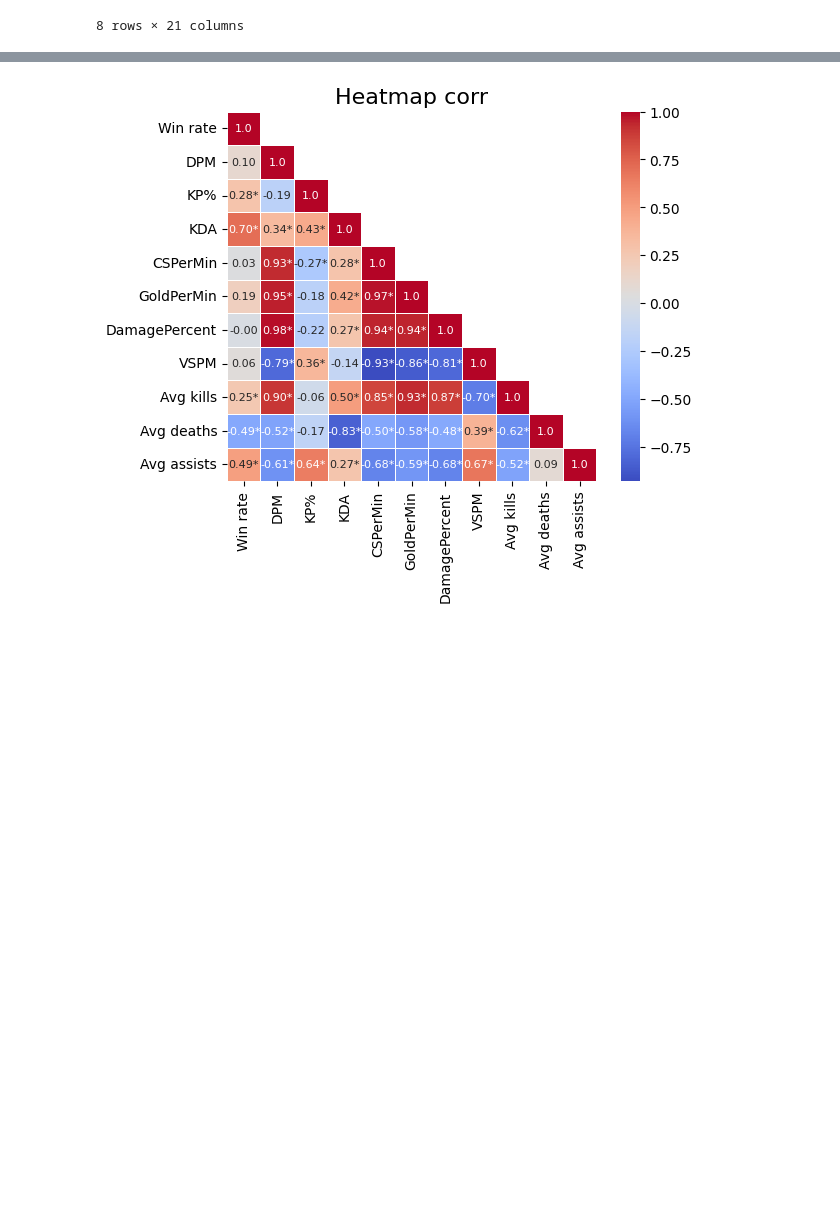
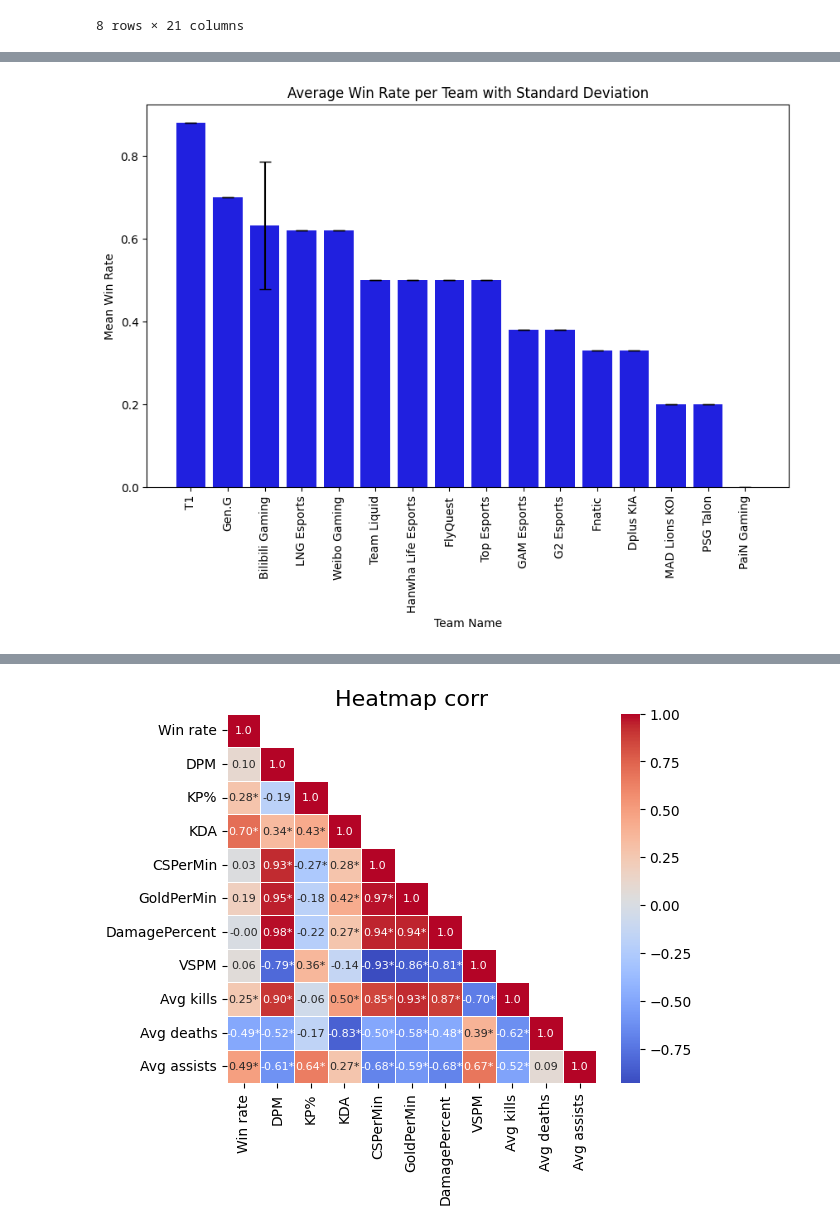
Before and after one commit to MTrabka/Data-Visualization-and-Analysis, a Jupyter notebook: scripts/Data analysis and visualization.ipynb, the cells around one changed output, grey strips where cells are left out. Saved outputs shown, nothing was run; the diff lists cells and outputs as text; code cells hidden in the pictures; blank space fills up the shorter version.

```diff
--- a/scripts/Data analysis and visualization.ipynb
+++ b/scripts/Data analysis and visualization.ipynb
@@ -67 +104,16 @@ plt.show()
+# %%
+team_stats = df.groupby('TeamName')['Win rate'].agg(['mean', 'std']).reset_index()
+team_stats = team_stats.sort_values(by='mean', ascending=False)
+plt.figure(figsize=(10, 6))
+sns.barplot(x='TeamName', y='mean', data=team_stats, color='blue')
+
+plt.errorbar(team_stats['TeamName'], team_stats['mean'], yerr=team_stats['std'], fmt='none', color='black', capsize=5)
+
+plt.xticks(rotation=90)  # Obrót nazw drużyn, aby były czytelne
+plt.xlabel('Team Name')
+plt.ylabel('Mean Win Rate')
+plt.title('Average Win Rate per Team with Standard Deviation')
+plt.show()
+# %% [output]
+[figure, added]
 # %%
```
Also changed, not shown: parts of 17 cells of this notebook.
